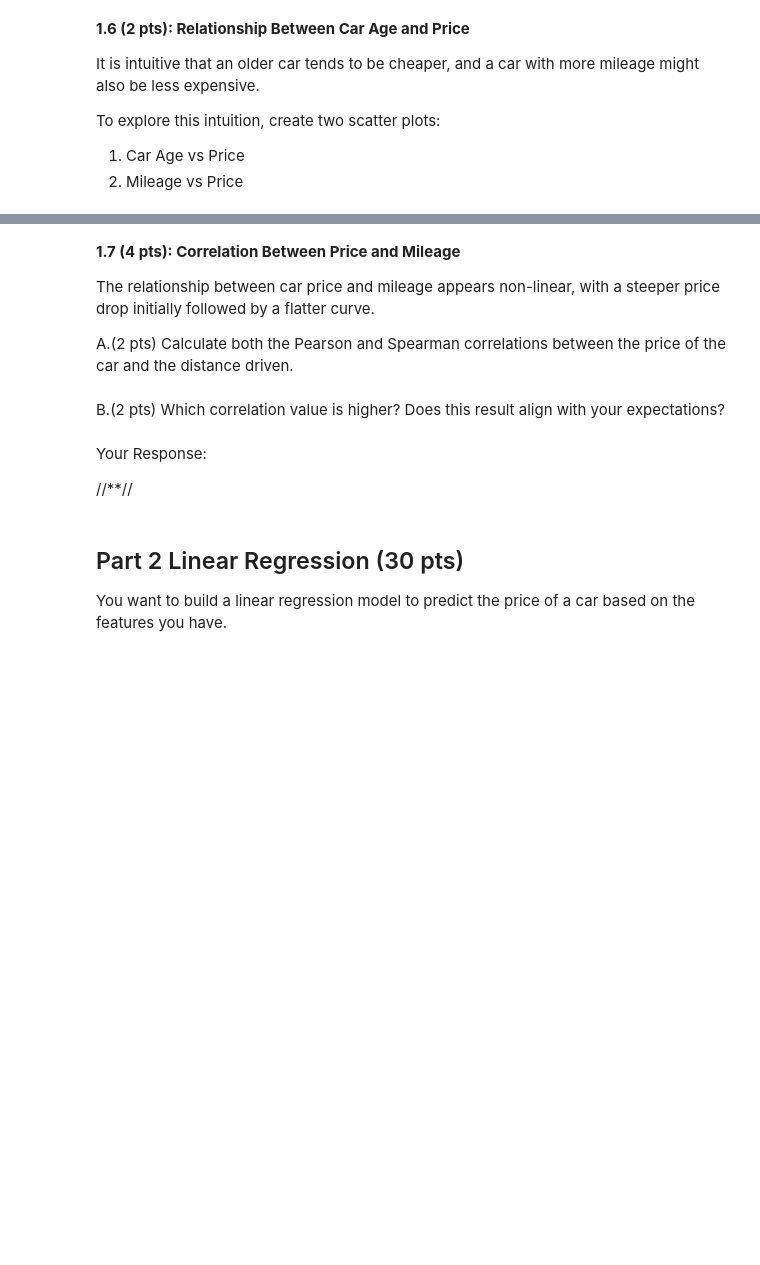
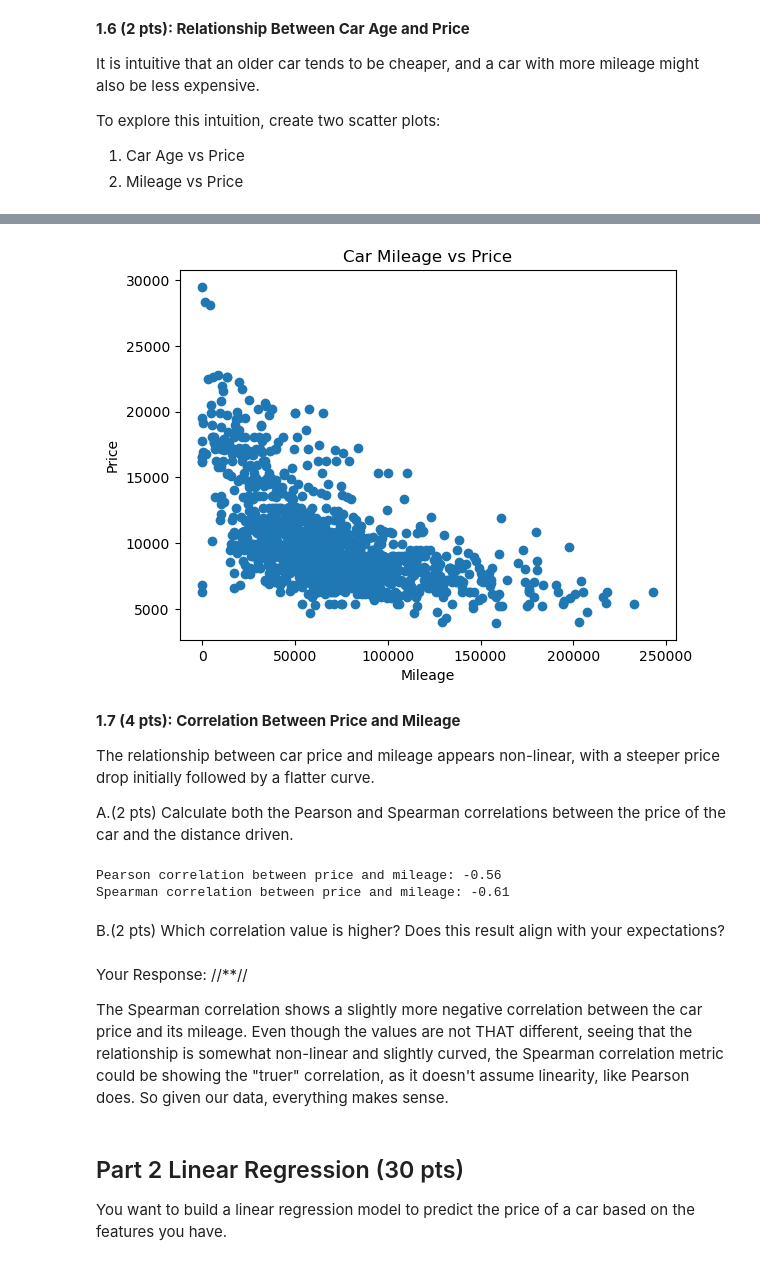
Before and after one commit to martinwss1337/Cliniques, a Jupyter notebook: clinic2/clinic2/clinic2-empty.ipynb, the cells around one changed output, grey strips where cells are left out. Cells and saved outputs as stored; diff of their text form; code cells hidden in the pictures; blank space fills up the shorter version.

```diff
--- a/clinic2/clinic2/clinic2-empty.ipynb
+++ b/clinic2/clinic2/clinic2-empty.ipynb
@@ -178,3 +415,12 @@ To explore this intuition, create two scatter plots:
+# %%
+# scatter plot of mileage vs price
+plt.scatter(df["Mileage"], df["Price"])
+plt.xlabel("Mileage")
+plt.ylabel("Price")
+plt.title("Car Mileage vs Price")
+plt.show()
+# %% [output]
+[figure, added]
 # %% [markdown]
 **1.7 (4 pts): Correlation Between Price and Mileage**
 
@@ -183,13 +429,24 @@ The relationship between car price and mileage appears non-linear, with a steepe
 A.(2 pts)  Calculate both the Pearson and Spearman correlations between the price of the car and the distance driven.
 # %%
 #TODO
+
+pearson_corr = df["Price"].corr(df["Mileage"])
+print(f"Pearson correlation between price and mileage: {pearson_corr:.2f}")
+
+
+spearman_corr = df["Price"].corr(df["Mileage"], method="spearman")
+print(f"Spearman correlation between price and mileage: {spearman_corr:.2f}")
+# %% [output]
+Pearson correlation between price and mileage: -0.56
+Spearman correlation between price and mileage: -0.61
 # %% [markdown]
 
 B.(2 pts)  Which correlation value is higher? Does this result align with your expectations?
 # %% [markdown]
 Your Response:
+//**//
 
-//**//
+The Spearman correlation shows a slightly more negative correlation between the car price and its mileage. Even though the values are not THAT different, seeing that the relationship is somewhat non-linear and slightly curved, the Spearman correlation metric could be showing the "truer" correlation, as it doesn't assume linearity, like Pearson does. So given our data, everything makes sense.
 # %% [markdown]
 ## Part 2 Linear Regression (30 pts)
 
```
Also changed, not shown: parts of 16 cells of this notebook.
